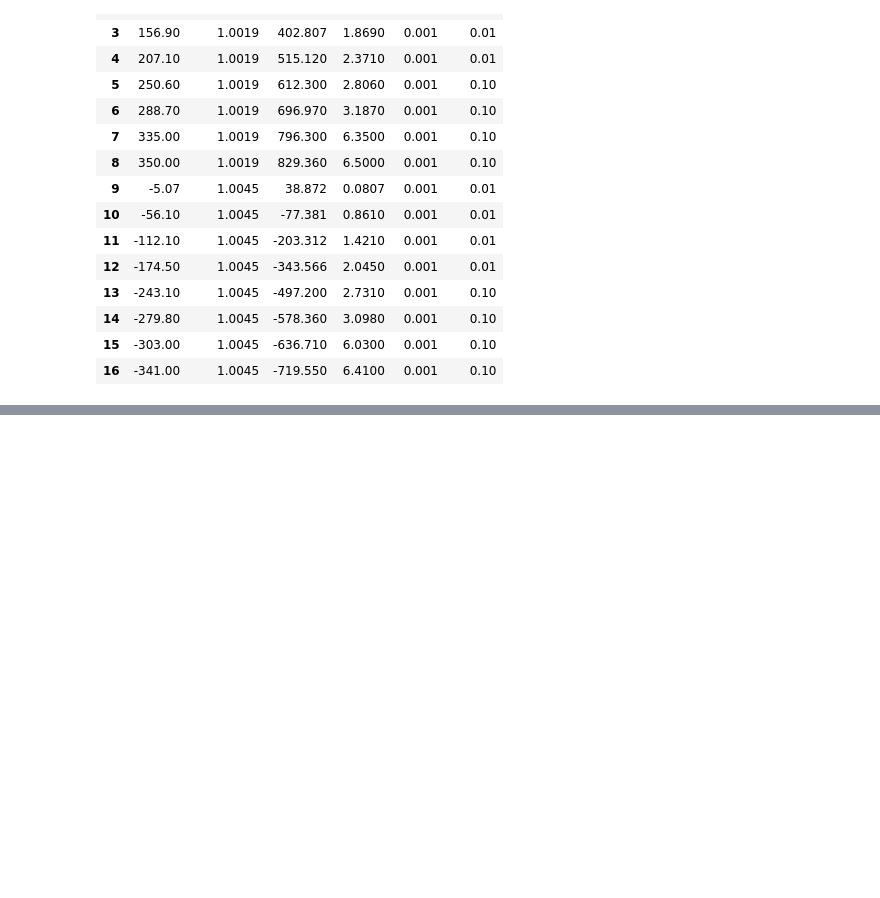
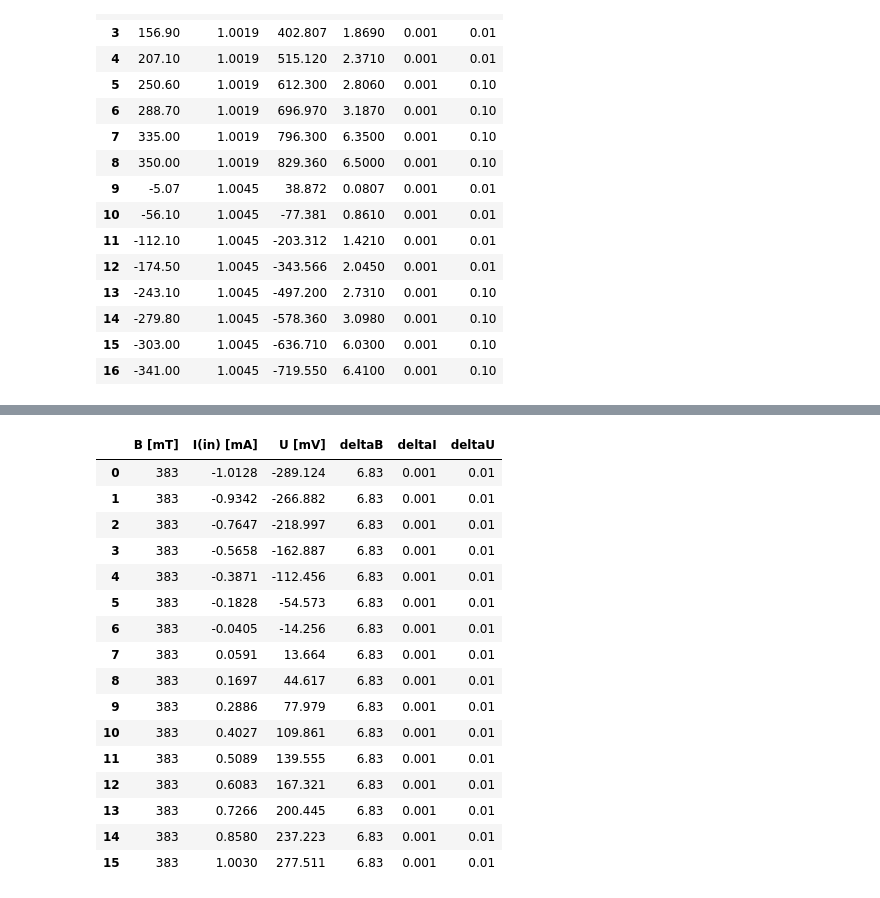
Before and after one commit to TomVdt/TPII-rapports, a Jupyter notebook: 03-H6-effet-hall/analyse/exp1bis.ipynb, the cells around one changed output, grey strips where cells are left out. Cells and saved outputs as stored; diff of their text form; code cells hidden in the pictures; blank space fills up the shorter version.

```diff
--- a/03-H6-effet-hall/analyse/exp1bis.ipynb
+++ b/03-H6-effet-hall/analyse/exp1bis.ipynb
@@ -100,0 +100,21 @@ plt.tight_layout(pad=0.5)
+# %%
+data1 = pd.read_csv("../data/IInP2micro(A).csv", delimiter=",")
+data1
+# %% [output]
+|  | B [mT] | I(in) [mA] | U [mV] | deltaB | deltaI | deltaU |
+| 0 | 383 | -1.0128 | -289.124 | 6.83 | 0.001 | 0.01 |
+| 1 | 383 | -0.9342 | -266.882 | 6.83 | 0.001 | 0.01 |
+| 2 | 383 | -0.7647 | -218.997 | 6.83 | 0.001 | 0.01 |
+| 3 | 383 | -0.5658 | -162.887 | 6.83 | 0.001 | 0.01 |
+| 4 | 383 | -0.3871 | -112.456 | 6.83 | 0.001 | 0.01 |
+| 5 | 383 | -0.1828 | -54.573 | 6.83 | 0.001 | 0.01 |
+| 6 | 383 | -0.0405 | -14.256 | 6.83 | 0.001 | 0.01 |
+| 7 | 383 | 0.0591 | 13.664 | 6.83 | 0.001 | 0.01 |
+| 8 | 383 | 0.1697 | 44.617 | 6.83 | 0.001 | 0.01 |
+| 9 | 383 | 0.2886 | 77.979 | 6.83 | 0.001 | 0.01 |
+| 10 | 383 | 0.4027 | 109.861 | 6.83 | 0.001 | 0.01 |
+| 11 | 383 | 0.5089 | 139.555 | 6.83 | 0.001 | 0.01 |
+| 12 | 383 | 0.6083 | 167.321 | 6.83 | 0.001 | 0.01 |
+| 13 | 383 | 0.7266 | 200.445 | 6.83 | 0.001 | 0.01 |
+| 14 | 383 | 0.8580 | 237.223 | 6.83 | 0.001 | 0.01 |
+| 15 | 383 | 1.0030 | 277.511 | 6.83 | 0.001 | 0.01 |
```
Also changed, not shown: parts of 5 cells of this notebook, 21 other files.
